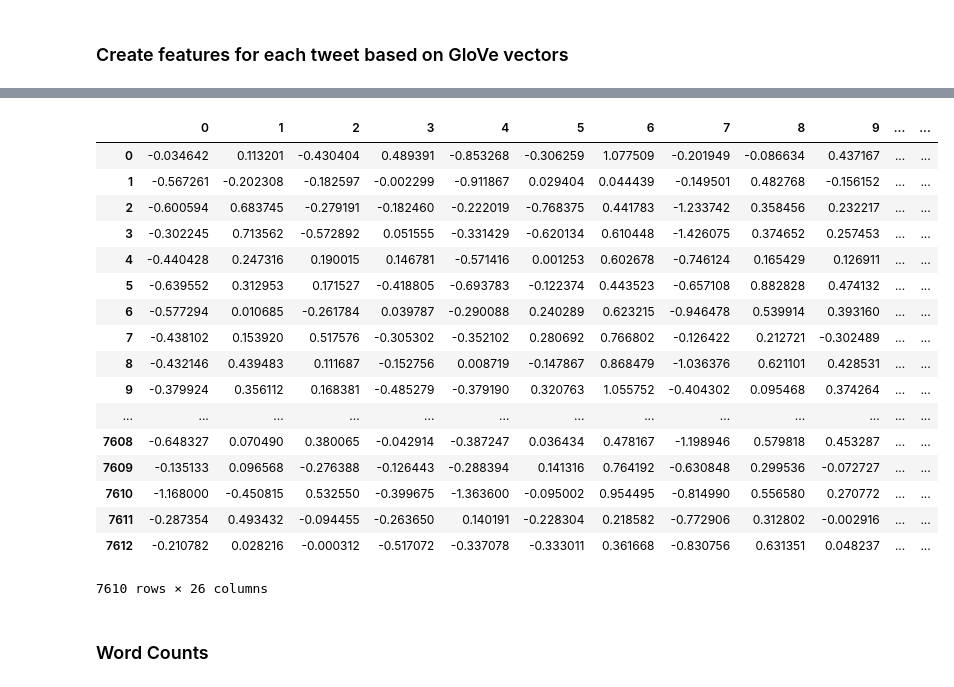
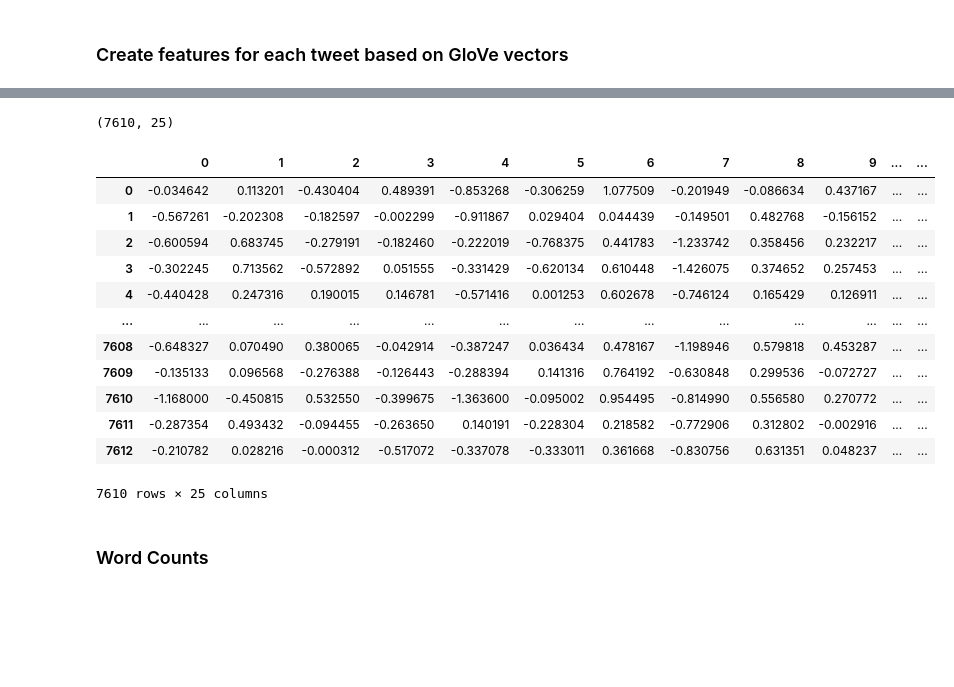
Before and after one commit to joaquimlyrio/twitter-disaster, a Jupyter notebook: src/Twitter Disasters - v1.ipynb, the cells around one changed output, grey strips where cells are left out. Drawn from its saved outputs; the diff is of its cells as text; code cells hidden in the pictures; blank space fills up the shorter version.

Commit message:
Adding GloVe embedding, and simple neural networks.

```diff
--- a/src/Twitter Disasters - v1.ipynb
+++ b/src/Twitter Disasters - v1.ipynb
@@ -24,10 +25,9 @@ import nltk
 ### Read Data
 # %%
 # read data
-rootPath = '/Users/joaquimlyrio/Documents/Kaggle/NLP with Disaster Tweets/'
-train = pd.read_csv( rootPath + 'data/nlp-getting-started/train.csv' )
-test  = pd.read_csv( rootPath + 'data/nlp-getting-started/test.csv' )
-subm_samp = pd.read_csv( rootPath + 'data/nlp-getting-started/sample_submission.csv' )
+train = pd.read_csv( '../data/nlp-getting-started/train.csv' )
+test  = pd.read_csv( '../data/nlp-getting-started/test.csv' )
+subm_samp = pd.read_csv( '../data/nlp-getting-started/sample_submission.csv' )
 # %%
 train.head(10)
 # %% [output]
@@ -220,27 +181,31 @@ for iRow in np.arange(0,newtrain.shape[0],1):
 # %%
 gloveTrain = pd.DataFrame.from_dict(sentEmbed, orient = 'index')
 gloveTrain['target'] = newtrain['target']
 gloveTrain = gloveTrain.dropna()
+gloveTrain.shape
+
+gloveTarget = gloveTrain['target']
+
+gloveTrain = pd.DataFrame.from_dict(sentEmbed, orient = 'index')
+gloveTrain = gloveTrain.dropna()
+print(gloveTrain.shape)
+
 gloveTrain
 # %% [output]
+(7610, 25)
 |  | 0 | 1 | 2 | 3 | 4 | 5 | 6 | 7 | 8 | 9 | ... | ... |
 | 0 | -0.034642 | 0.113201 | -0.430404 | 0.489391 | -0.853268 | -0.306259 | 1.077509 | -0.201949 | -0.086634 | 0.437167 | ... | ... |
 | 1 | -0.567261 | -0.202308 | -0.182597 | -0.002299 | -0.911867 | 0.029404 | 0.044439 | -0.149501 | 0.482768 | -0.156152 | ... | ... |
 | 2 | -0.600594 | 0.683745 | -0.279191 | -0.182460 | -0.222019 | -0.768375 | 0.441783 | -1.233742 | 0.358456 | 0.232217 | ... | ... |
 | 3 | -0.302245 | 0.713562 | -0.572892 | 0.051555 | -0.331429 | -0.620134 | 0.610448 | -1.426075 | 0.374652 | 0.257453 | ... | ... |
 | 4 | -0.440428 | 0.247316 | 0.190015 | 0.146781 | -0.571416 | 0.001253 | 0.602678 | -0.746124 | 0.165429 | 0.126911 | ... | ... |
-| 5 | -0.639552 | 0.312953 | 0.171527 | -0.418805 | -0.693783 | -0.122374 | 0.443523 | -0.657108 | 0.882828 | 0.474132 | ... | ... |
-| 6 | -0.577294 | 0.010685 | -0.261784 | 0.039787 | -0.290088 | 0.240289 | 0.623215 | -0.946478 | 0.539914 | 0.393160 | ... | ... |
-| 7 | -0.438102 | 0.153920 | 0.517576 | -0.305302 | -0.352102 | 0.280692 | 0.766802 | -0.126422 | 0.212721 | -0.302489 | ... | ... |
-| 8 | -0.432146 | 0.439483 | 0.111687 | -0.152756 | 0.008719 | -0.147867 | 0.868479 | -1.036376 | 0.621101 | 0.428531 | ... | ... |
-| 9 | -0.379924 | 0.356112 | 0.168381 | -0.485279 | -0.379190 | 0.320763 | 1.055752 | -0.404302 | 0.095468 | 0.374264 | ... | ... |
 | ... | ... | ... | ... | ... | ... | ... | ... | ... | ... | ... | ... | ... |
 | 7608 | -0.648327 | 0.070490 | 0.380065 | -0.042914 | -0.387247 | 0.036434 | 0.478167 | -1.198946 | 0.579818 | 0.453287 | ... | ... |
 | 7609 | -0.135133 | 0.096568 | -0.276388 | -0.126443 | -0.288394 | 0.141316 | 0.764192 | -0.630848 | 0.299536 | -0.072727 | ... | ... |
 | 7610 | -1.168000 | -0.450815 | 0.532550 | -0.399675 | -1.363600 | -0.095002 | 0.954495 | -0.814990 | 0.556580 | 0.270772 | ... | ... |
 | 7611 | -0.287354 | 0.493432 | -0.094455 | -0.263650 | 0.140191 | -0.228304 | 0.218582 | -0.772906 | 0.312802 | -0.002916 | ... | ... |
 | 7612 | -0.210782 | 0.028216 | -0.000312 | -0.517072 | -0.337078 | -0.333011 | 0.361668 | -0.830756 | 0.631351 | 0.048237 | ... | ... |
-7610 rows × 26 columns
+7610 rows × 25 columns
 # %% [markdown]
 ### Word Counts
 # %%
```
Also changed, not shown: parts of 26 cells of this notebook.
